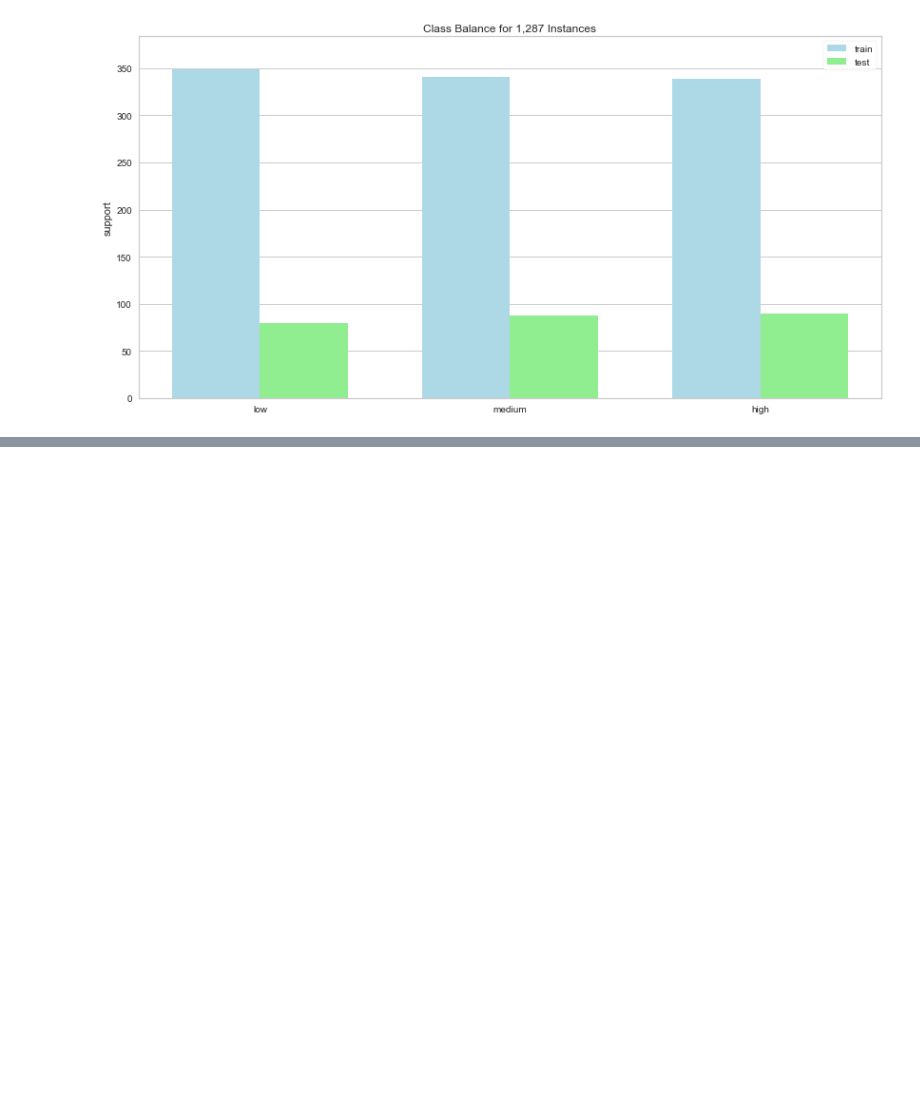
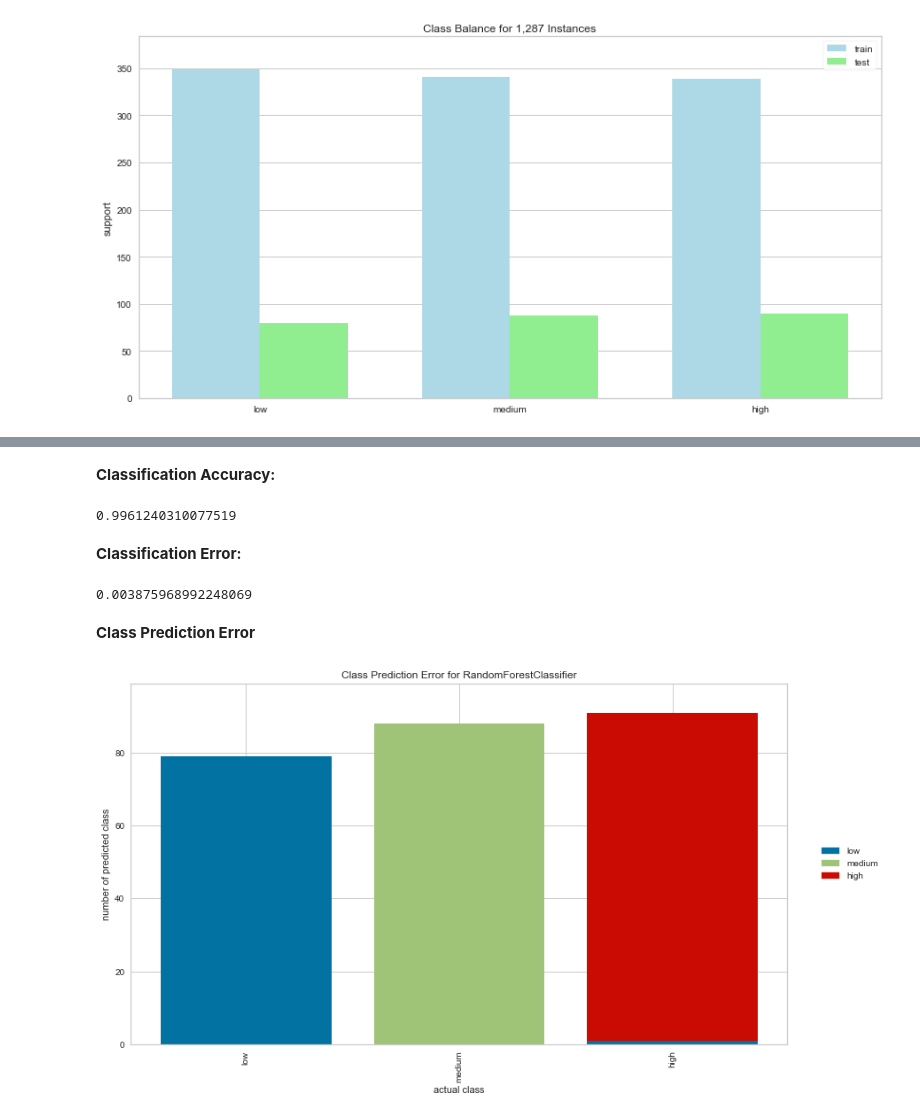
Before and after one commit to Prakashdeveloper03/Milk-Quality-Prediction, a Jupyter notebook: notebook/analysis.ipynb, the cells around one changed output, grey strips where cells are left out. Drawn from its saved outputs; the diff is of its cells as text; code cells hidden in the pictures; blank space fills up the shorter version.

Commit message:
Updated notebook & Added models folder

```diff
--- a/notebook/analysis.ipynb
+++ b/notebook/analysis.ipynb
@@ -359,0 +372,3 @@ plt.show()
+# %%
+# fitting the random forest model
+rf_clf = RandomForestClassifier(n_estimators=20, random_state=0).fit(X_train, y_train)
@@ -359,0 +377,25 @@ plt.show()
+# %% [markdown]
+**Classification Accuracy:**
+# %%
+print(accuracy_score(y_test, y_pred))
+# %% [output]
+0.9961240310077519
+# %% [markdown]
+**Classification Error:**
+# %%
+print(1 - accuracy_score(y_test, y_pred))
+# %% [output]
+0.003875968992248069
+# %% [markdown]
+**Class Prediction Error**
+# %%
+from yellowbrick.classifier import class_prediction_error
+
+plt.figure(figsize=(14, 7))
+visualizer = class_prediction_error(
+    rf_clf, X_train, y_train, X_test, y_test, classes=classes
+)
+visualizer.show()
+plt.show()
+# %% [output]
+[figure, added]
```
Also changed, not shown: parts of 19 cells of this notebook, 1 other file.
